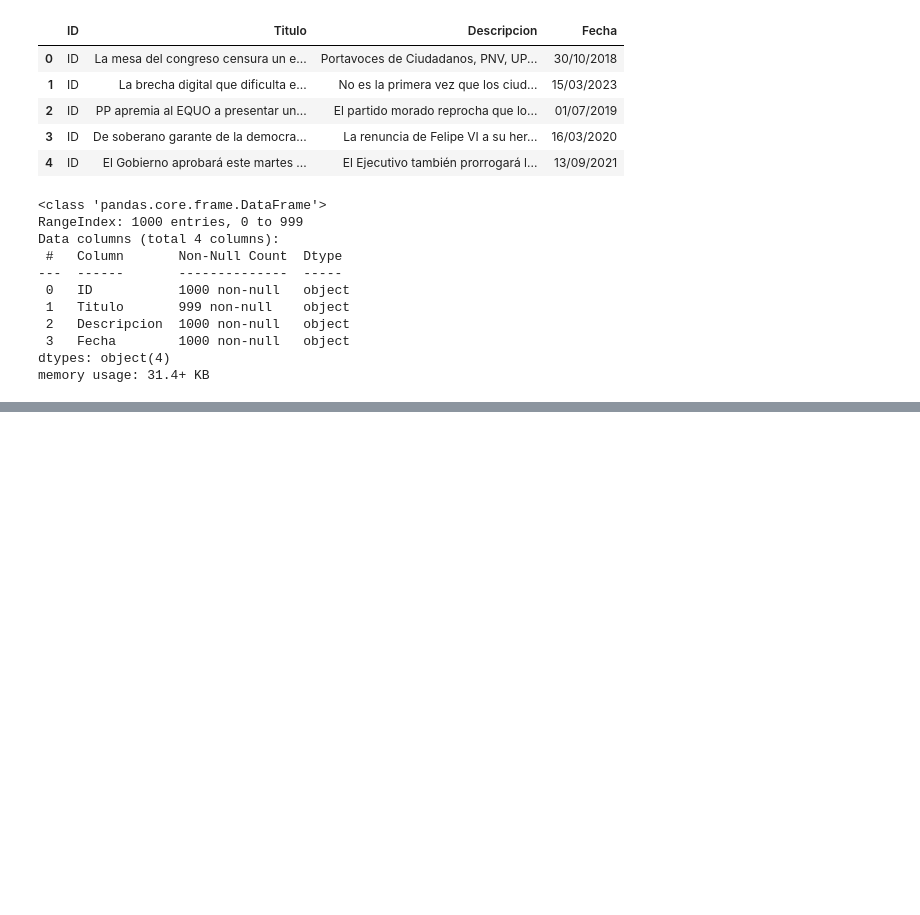
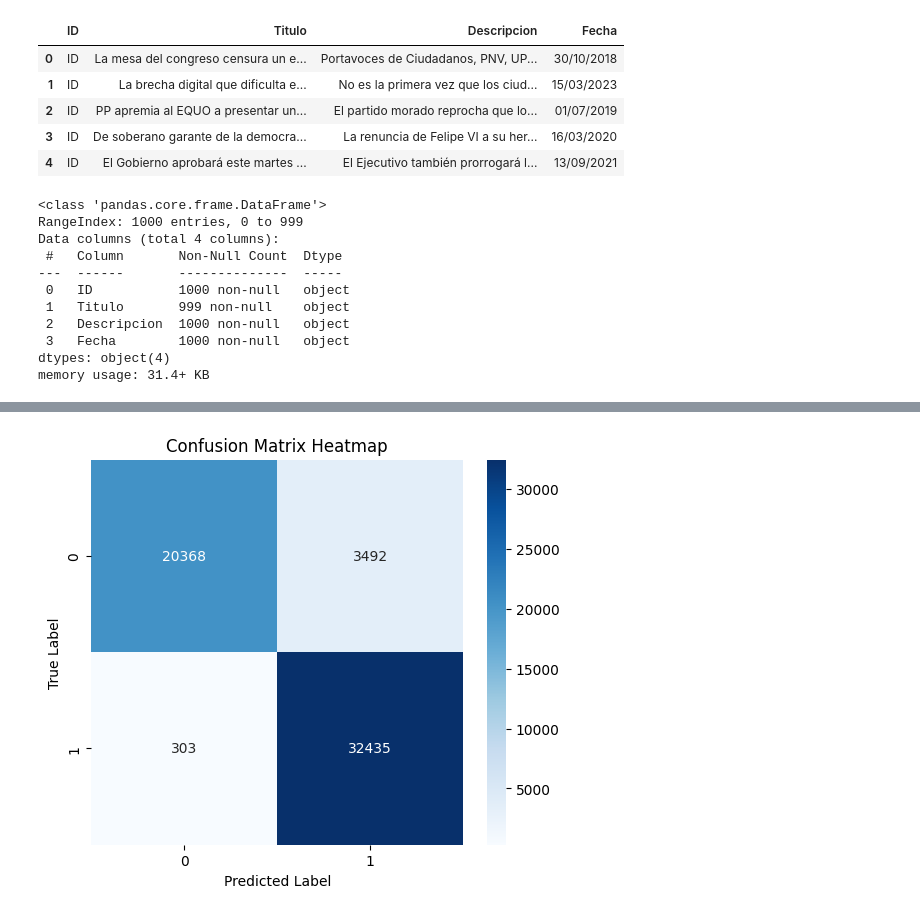
Before and after one commit to jennn-arce/proy1BI, a Jupyter notebook: marco_approach.ipynb, the cells around one changed output, grey strips where cells are left out. Drawn from its saved outputs; the diff is of its cells as text; code cells hidden in the pictures; blank space fills up the shorter version.

Commit message:
Multiple comparison with initial data

```diff
--- a/marco_approach.ipynb
+++ b/marco_approach.ipynb
@@ -116,8 +118,12 @@ print(trainData["Descripcion"].isna().sum())
 print(trainData["Fecha"].isna().sum())
 trainData = trainData[trainData["Titulo"].notna()]
 print('='*10, 'Distribución labels', '='*10)
-print('label 1:',round(trainData[trainData['Label'] == 1].shape[0]/trainData.shape[0],2),'%')
-print('label 0:',round(trainData[trainData['Label'] == 0].shape[0]/trainData.shape[0],2),'%')
+print('label 1:',round(trainData[trainData['Label'] == 1].shape[0]/trainData.shape[0],4),'%')
+print('label 0:',round(trainData[trainData['Label'] == 0].shape[0]/trainData.shape[0],4),'%')
+print(trainData.shape[0])
+trainData = trainData.drop_duplicates(
+    subset=["Titulo", 'Descripcion', 'Label'], keep='first')
+print(trainData.shape[0])
 # %% [output]
 Label
 1    33158
@@ -135,8 +142,0 @@ label 0: 0.42 %
-# %%
-print(trainData["ID"].isna().sum())
-print(trainData["Label"].isna().sum())
-print(trainData["Titulo"].isna().sum())
-print(trainData["Descripcion"].isna().sum())
-print(trainData["Fecha"].isna().sum())
-
-trainData = trainData[trainData["Titulo"].notna()]
@@ -412,5 +423,4 @@ def trainSpecificModel(dataframe, parameters, cross_validation=True):
         print(pd.DataFrame(results).T)
     return results, pipeline
 # %%
-trainData = get_good_test_data(1)
-goodTrain = superTrain(trainData)
+trainData = get_good_test_data()
@@ -494,0 +621,21 @@ F1-score promedio en validación cruzada: 0.9218 (+/- 0.0022)
+# %%
+import seaborn as sns
+
+def plot_confusion_matrix(y_test, y_pred):
+    labels = sorted(set(y_test))  # Ensure labels are sorted and unique
+    cm = confusion_matrix(y_test, y_pred, labels=labels)
+
+    plt.figure(figsize=(6, 5))
+    sns.heatmap(cm, annot=True, fmt='d', cmap='Blues',
+                xticklabels=labels, yticklabels=labels)
+
+    plt.xlabel('Predicted Label')
+    plt.ylabel('True Label')
+    plt.title('Confusion Matrix Heatmap')
+    plt.show()
+# %%
+X_test = trainData[['Titulo', 'Descripcion']]  # Ensure it's a DataFrame
+y_pred = best_model[1].predict(X_test)
+plot_confusion_matrix(trainData['Label'], y_pred)
+# %% [output]
+[figure, added]
```
Also changed, not shown: parts of 26 cells of this notebook, 2 other files.
